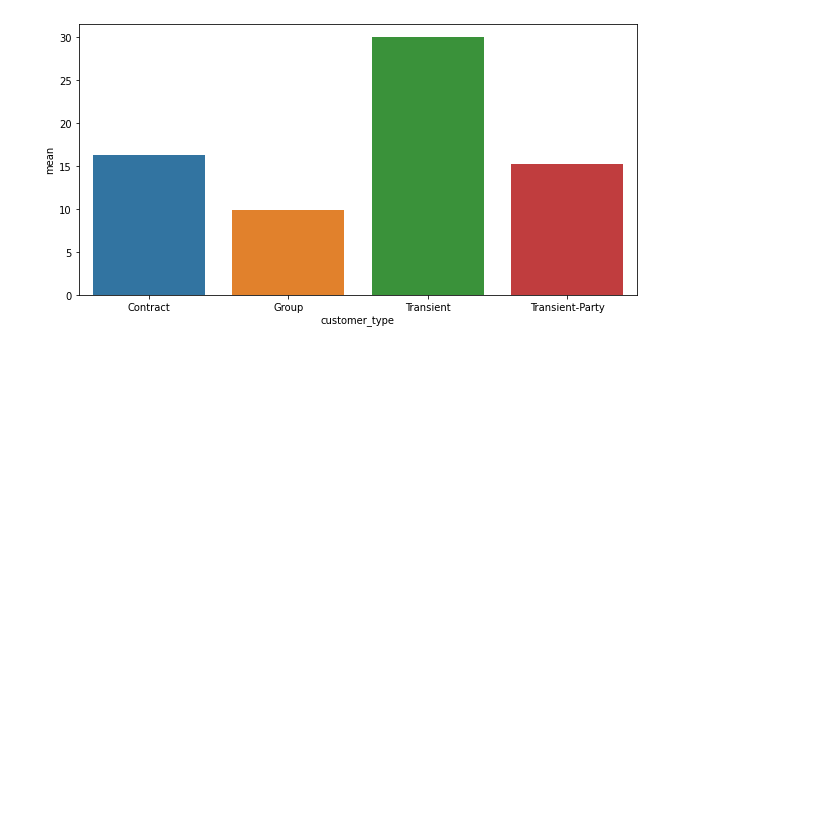
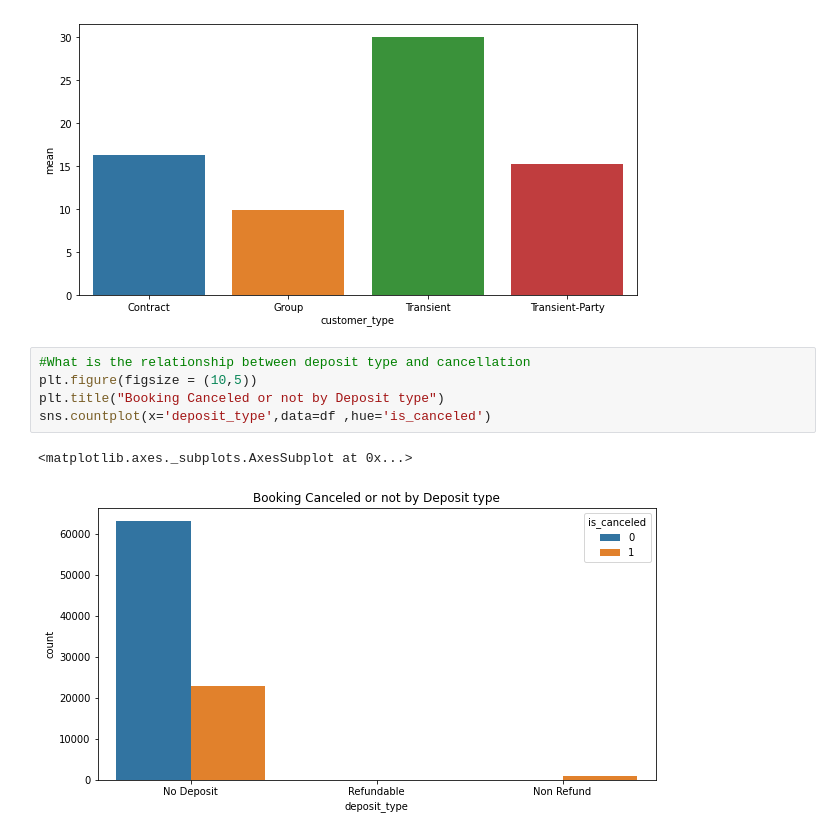
Before and after one commit to shobhi1998/Hotel-Booking-Analysis, a Jupyter notebook: Hotel_Booking.ipynb, the cells around one changed output. Cells and saved outputs as stored; diff of their text form; blank space fills up the shorter version.

```diff
--- a/Hotel_Booking.ipynb
+++ b/Hotel_Booking.ipynb
@@ -200,3 +200,11 @@ sns.barplot(x=a.index, y=a["mean"] * 100)
 # %% [output]
 <matplotlib.axes._subplots.AxesSubplot at 0x...>
 [figure]
+# %%
+#What is the relationship between deposit type and cancellation
+plt.figure(figsize = (10,5))
+plt.title("Booking Canceled or not by Deposit type")
+sns.countplot(x='deposit_type',data=df ,hue='is_canceled')
+# %% [output]
+<matplotlib.axes._subplots.AxesSubplot at 0x...>
+[figure, added]
```
